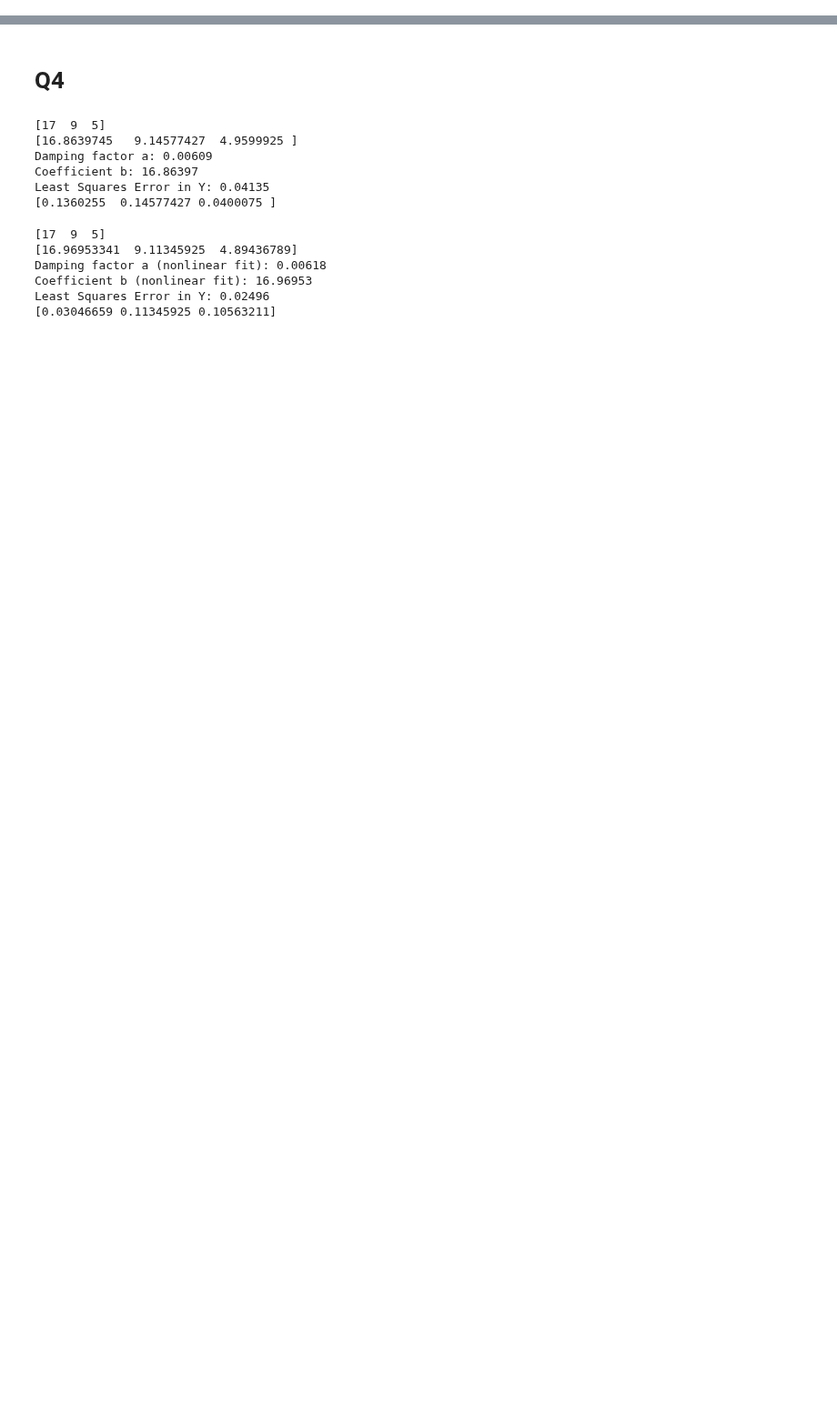
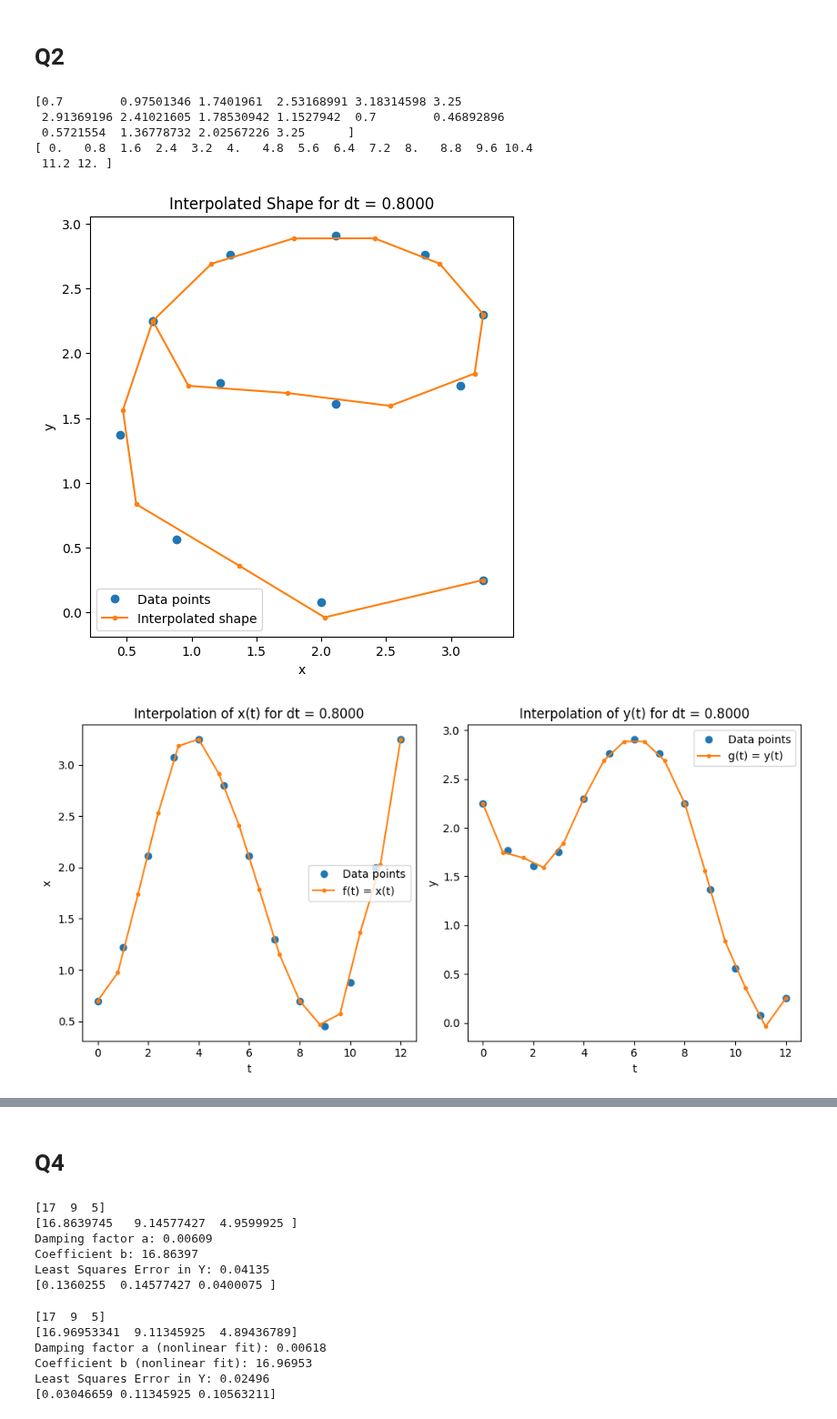
Before and after one commit to pesricha/DS288-Numerical-Methods, a Jupyter notebook: HW3/Homework-3.ipynb, the cells around one changed output, grey strips where cells are left out. Shown at 91% size. Cells and saved outputs as stored; diff of their text form; code cells hidden in the pictures; blank space fills up the shorter version.

Commit message:
Added Graphs for Q2

```diff
--- a/HW3/Homework-3.ipynb
+++ b/HW3/Homework-3.ipynb
@@ -0,0 +71,77 @@
+# %% [markdown]
+# Q2
+# %%
+import numpy as np
+import matplotlib.pyplot as plt
+
+# Given data points
+t = np.array([0.0, 1.0, 2.0, 3.0, 4.0, 5.0, 6.0, 7.0, 8.0, 9.0, 10.0, 11.0, 12.0])
+x = np.array([0.70, 1.22, 2.11, 3.07, 3.25, 2.80, 2.11, 1.30, 0.70, 0.45, 0.88, 2.00, 3.25])
+y = np.array([2.25, 1.77, 1.61, 1.75, 2.30, 2.76, 2.91, 2.76, 2.25, 1.37, 0.56, 0.08, 0.25])
+
+# Neville's Algorithm for interpolation
+def nevilles(x,y,p):
+    n = len(x)
+    Q = np.zeros((n,n))
+    Q[:,0] = y
+
+    for i in range(1,n):
+        for j in range(i,n):
+            Q[j,i] = ( (p - x[j-i])*Q[j,i-1] - (p - x[j])*Q[j-1,i-1])/(x[j] - x[j-i])
+
+    return Q
+
+num_points = 16
+
+# Define the range of t for interpolation
+t_interp = np.linspace(0, 12, num_points)
+
+# Interpolated values using Neville's method
+x_interp = np.array([nevilles(t, x, t_val)[-1, -1] for t_val in t_interp])
+y_interp = np.array([nevilles(t, y, t_val)[-1, -1] for t_val in t_interp])
+print(x_interp)
+print(t_interp)
+
+# Plot the interpolated shape
+plt.figure(figsize=(6, 6))
+plt.xlim(-1, 4)
+plt.ylim(-1, 4)
+plt.plot(x, y, 'o', label='Data points')
+plt.plot(x_interp, y_interp, label=f'Interpolated shape', marker='o', markersize=3)
+plt.xlabel('x')
+plt.ylabel('y')
+plt.legend()
+plt.title(f'Interpolated Shape for dt = {12/(num_points-1):.4f}')
+plt.axis('equal')
+plt.show()
+
+# Plot the interpolated shape
+plt.figure(figsize=(10, 5))
+
+# Plot f(t) and g(t)
+plt.subplot(1, 2, 1)
+plt.plot(t, x, 'o', label='Data points')
+plt.plot(t_interp, x_interp, label='f(t) = x(t)', marker='o', markersize=3)
+plt.xlabel('t')
+plt.ylabel('x')
+plt.legend()
+plt.title(f'Interpolation of x(t) for dt = {12/(num_points-1):.4f}')
+
+plt.subplot(1, 2, 2)
+plt.plot(t, y, 'o', label='Data points')
+plt.plot(t_interp, y_interp, label='g(t) = y(t)', marker='o', markersize=3)
+plt.xlabel('t')
+plt.ylabel('y')
+plt.legend()
+plt.title(f'Interpolation of y(t) for dt = {12/(num_points-1):.4f}')
+
+plt.tight_layout()
+plt.show()
+# %% [output]
+[0.7        0.97501346 1.7401961  2.53168991 3.18314598 3.25
+ 2.91369196 2.41021605 1.78530942 1.1527942  0.7        0.46892896
+ 0.5721554  1.36778732 2.02567226 3.25      ]
+[ 0.   0.8  1.6  2.4  3.2  4.   4.8  5.6  6.4  7.2  8.   8.8  9.6 10.4
+ 11.2 12. ]
+[figure, added]
+[figure, added]
```
Also changed, not shown: parts of 12 cells of this notebook, 4 other files.
